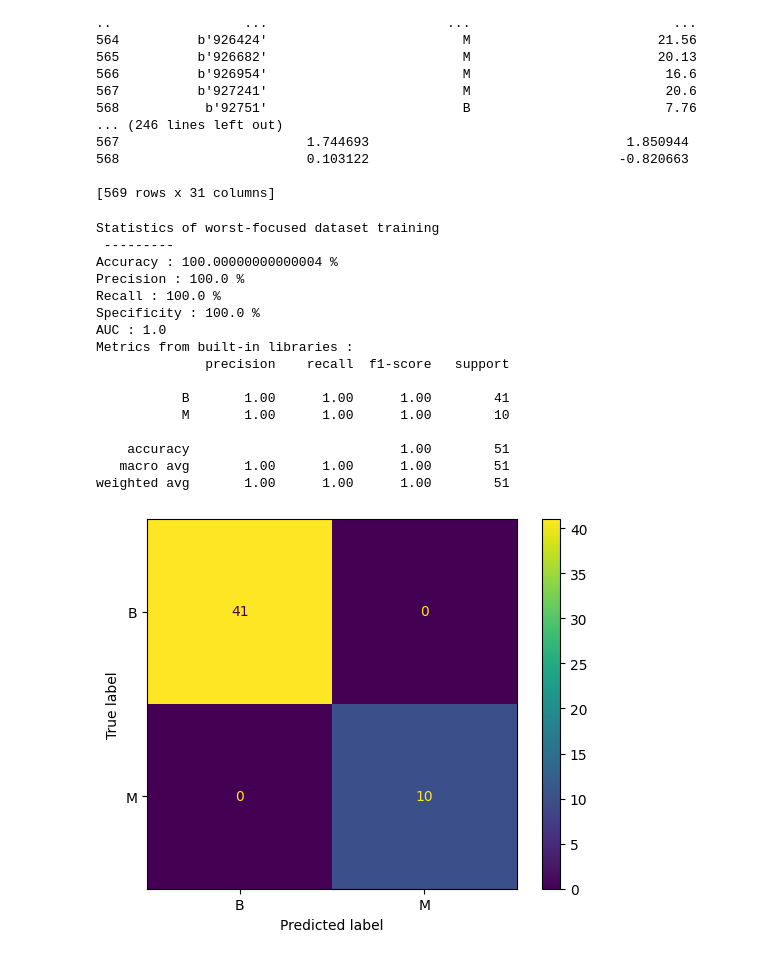
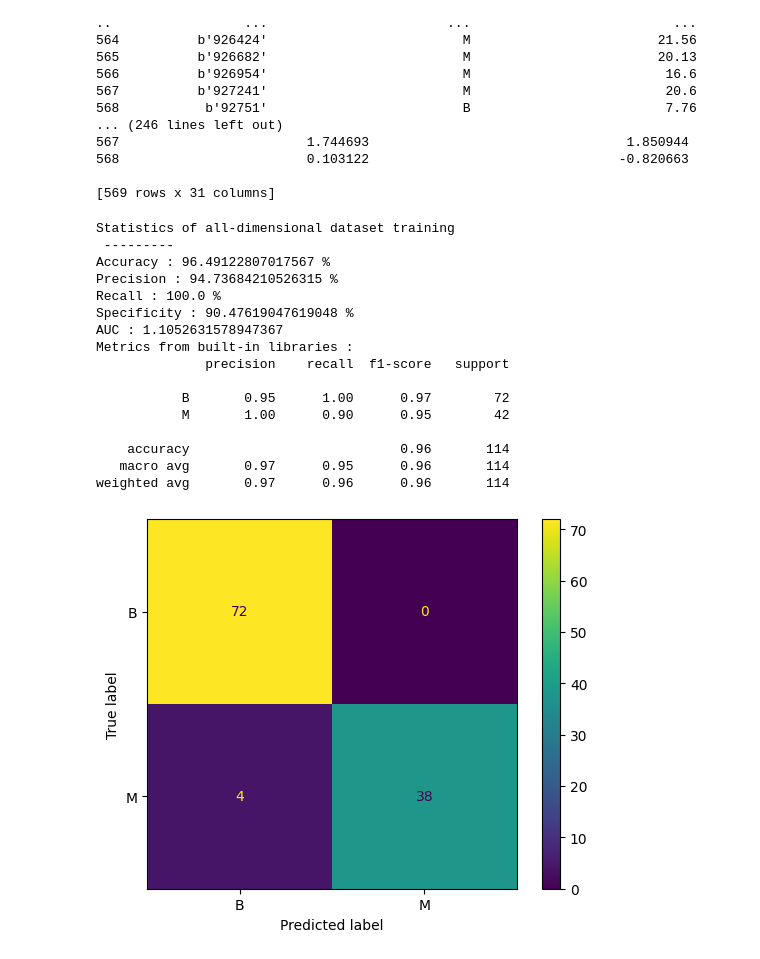
Before and after one commit to Herschel-The-Cauchois/Machine-Learning, a Jupyter notebook: breastCancerNotebook.ipynb, the cells around one changed output. Saved outputs shown, nothing was run; the diff lists cells and outputs as text; code cells hidden in the pictures.

```diff
--- a/breastCancerNotebook.ipynb
+++ b/breastCancerNotebook.ipynb
@@ -94,9 +93,9 @@ truepos = 0
 trueneg = 0
 falsepos = 0
 falseneg = 0
-for i in range(0,50):
+for i in range(0,len(predictions)):
     if predictions[i] == real_values.iloc[i]:
-        accuracy += 1/50
+        accuracy += 1/len(predictions)
         if predictions[i] == "B":
             truepos += 1
         else:
@@ -106,7 +105,7 @@ for i in range(0,50):
             falsepos += 1
         else:
             falseneg += 1
-print("Statistics of means-focused dataset training\n ---------")
+print("Statistics of se-focused dataset training\n ---------")
 print("Accuracy : " + str(accuracy*100) + " %")
 print("Precision : " + str((truepos/(truepos+falsepos))*100) + " %")
 print("Recall : " + str((truepos/(truepos+falseneg))*100) + " %")
@@ -179,9 +175,9 @@ truepos = 0
 trueneg = 0
 falsepos = 0
 falseneg = 0
-for i in range(0,50):
+for i in range(0,len(predictions)):
     if predictions[i] == real_values.iloc[i]:
-        accuracy += 1/50
+        accuracy += 1/len(predictions)
         if predictions[i] == "B":
             truepos += 1
         else:
@@ -264,9 +257,9 @@ truepos = 0
 trueneg = 0
 falsepos = 0
 falseneg = 0
-for i in range(0,50):
+for i in range(0,len(predictions)):
     if predictions[i] == real_values.iloc[i]:
-        accuracy += 1/50
+        accuracy += 1/len(predictions)
         if predictions[i] == "B":
             truepos += 1
         else:
@@ -276,7 +269,7 @@ for i in range(0,50):
             falsepos += 1
         else:
             falseneg += 1
-print("Statistics of worst-focused dataset training\n ---------")
+print("Statistics of worst-case-focused dataset training\n ---------")
 print("Accuracy : " + str(accuracy*100) + " %")
 print("Precision : " + str((truepos/(truepos+falsepos))*100) + " %")
 print("Recall : " + str((truepos/(truepos+falseneg))*100) + " %")
@@ -315,13 +308,10 @@ datasetStandardized1 = PowerTransformer(standardize=True).fit_transform(dataset1
 datasetStandardized1 = pd.DataFrame(datasetStandardized1, columns=dataset1.drop(columns=["Cancer_Data.csv/diagnosis"]).columns, index=dataset1.index)
 print(datasetStandardized1)
 
-data1 = datasetStandardized1.iloc[0:519] # We reserve around 50 elements of our dataset to check if the model guesses correctly.
-test_data1 = datasetStandardized1.iloc[518:]
-target_values1 = dataset1["Cancer_Data.csv/diagnosis"].iloc[0:519] # Our target labels for the training set
+data1, test_data1, target_values1, real_values = train_test_split(datasetStandardized1, dataset1["Cancer_Data.csv/diagnosis"], test_size=0.20, stratify=dataset1["Cancer_Data.csv/diagnosis"])
 KNN1 = KNeighborsClassifier(n_neighbors=n)
 KNN1.fit(data1, target_values1)
 predictions = KNN1.predict(test_data1) # Predicts the labels
-real_values = dataset1["Cancer_Data.csv/diagnosis"].iloc[518:] # Get the real labels assigned
 # %% [output]
     Cancer_Data.csv/id Cancer_Data.csv/diagnosis  Cancer_Data.csv/radius_mean  \
 0            b'842302'                         M                        17.99
@@ -346,48 +336,47 @@ truepos = 0
 trueneg = 0
 falsepos = 0
 falseneg = 0
-for i in range(0,50):
+for i in range(0,len(predictions)):
     if predictions[i] == real_values.iloc[i]:
-        accuracy += 1/50
+        accuracy += 1/len(predictions)
         if predictions[i] == "B":
             truepos += 1
         else:
             trueneg += 1
     else:
         if predictions[i] == "B":
             falsepos += 1
         else:
             falseneg += 1
-print("Statistics of worst-focused dataset training\n ---------")
+print("Statistics of all-dimensional dataset training\n ---------")
 print("Accuracy : " + str(accuracy*100) + " %")
 print("Precision : " + str((truepos/(truepos+falsepos))*100) + " %")
 print("Recall : " + str((truepos/(truepos+falseneg))*100) + " %")
 print("Specificity : " + str((trueneg/(trueneg+falsepos))*100) + " %")
 print("AUC : " + str((truepos/(truepos+falseneg))/(trueneg/(trueneg+falsepos))))
 
 print("Metrics from built-in libraries :")
 print(metrics.classification_report(real_values, predictions))
-
 metrics.ConfusionMatrixDisplay.from_predictions(real_values, predictions)
 plt.show()
 # %% [output]
-Statistics of worst-focused dataset training
+Statistics of all-dimensional dataset training
  ---------
-Accuracy : 100.00000000000004 %
-Precision : 100.0 %
+Accuracy : 96.49122807017567 %
+Precision : 94.73684210526315 %
 Recall : 100.0 %
-Specificity : 100.0 %
-AUC : 1.0
+Specificity : 90.47619047619048 %
+AUC : 1.1052631578947367
 Metrics from built-in libraries :
               precision    recall  f1-score   support
 
-           B       1.00      1.00      1.00        41
-           M       1.00      1.00      1.00        10
+           B       0.95      1.00      0.97        72
+           M       1.00      0.90      0.95        42
 
-    accuracy                           1.00        51
-   macro avg       1.00      1.00      1.00        51
-weighted avg       1.00      1.00      1.00        51
+    accuracy                           0.96       114
+   macro avg       0.97      0.95      0.96       114
+weighted avg       0.97      0.96      0.96       114
-[figure, old version]
+[figure, new version]
 # %% [markdown]
 ## Analysing results
 
```
Also changed, not shown: parts of 9 cells of this notebook.
